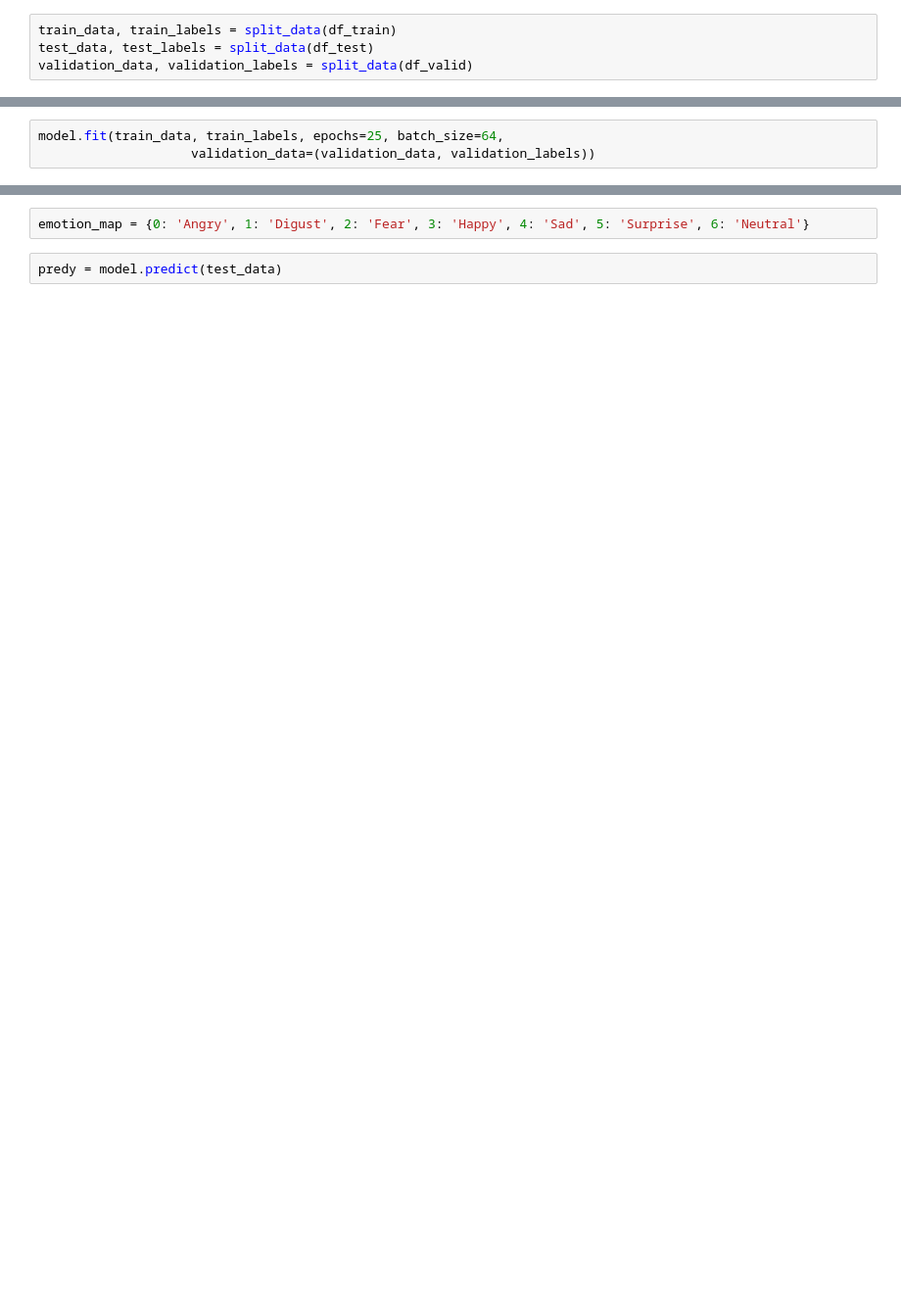
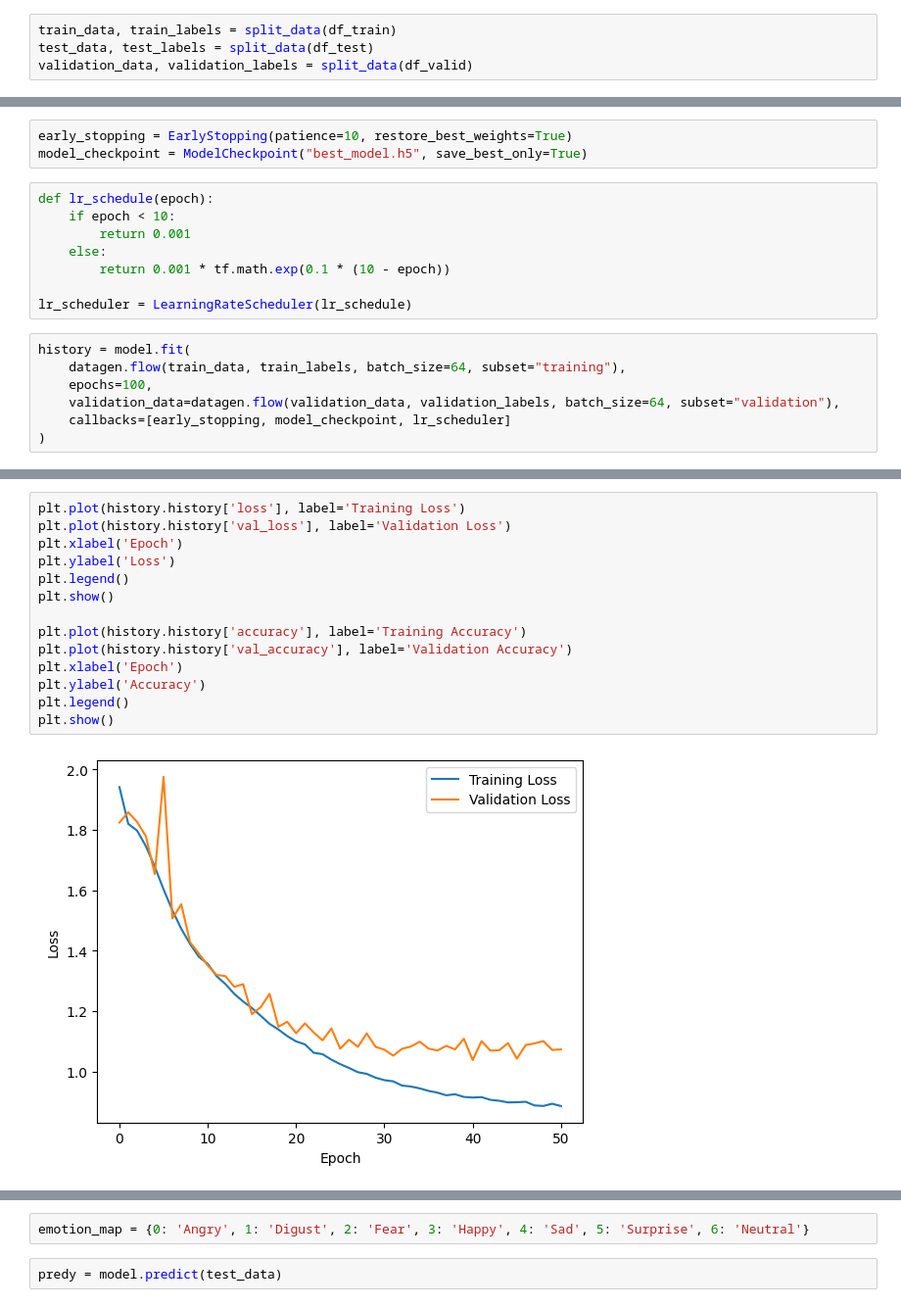
Before and after one commit to Alimv81/emotion_detection_FER2012, a Jupyter notebook: emotion_detection.ipynb, the cells around one changed output, grey strips where cells are left out. Shown at 98% size. Saved outputs shown, nothing was run; the diff lists cells and outputs as text; blank space fills up the shorter version.

```diff
--- a/emotion_detection.ipynb
+++ b/emotion_detection.ipynb
@@ -115,4 +113 @@ Non-trainable params: 2,816
 _________________________________________________________________
-# %%
-model.fit(train_data, train_labels, epochs=25, batch_size=64,
-                    validation_data=(validation_data, validation_labels))
@@ -140,0 +114,18 @@ Epoch 10/10
+# %%
+early_stopping = EarlyStopping(patience=10, restore_best_weights=True)
+model_checkpoint = ModelCheckpoint("best_model.h5", save_best_only=True)
+# %%
+def lr_schedule(epoch):
+    if epoch < 10:
+        return 0.001
+    else:
+        return 0.001 * tf.math.exp(0.1 * (10 - epoch))
+
+lr_scheduler = LearningRateScheduler(lr_schedule)
+# %%
+history = model.fit(
+    datagen.flow(train_data, train_labels, batch_size=64, subset="training"),
+    epochs=100,
+    validation_data=datagen.flow(validation_data, validation_labels, batch_size=64, subset="validation"),
+    callbacks=[early_stopping, model_checkpoint, lr_scheduler]
+)
@@ -140,0 +150,16 @@ Epoch 10/10
+# %%
+plt.plot(history.history['loss'], label='Training Loss')
+plt.plot(history.history['val_loss'], label='Validation Loss')
+plt.xlabel('Epoch')
+plt.ylabel('Loss')
+plt.legend()
+plt.show()
+
+plt.plot(history.history['accuracy'], label='Training Accuracy')
+plt.plot(history.history['val_accuracy'], label='Validation Accuracy')
+plt.xlabel('Epoch')
+plt.ylabel('Accuracy')
+plt.legend()
+plt.show()
+# %% [output]
+[figure, added]
```
Also changed, not shown: parts of 16 cells of this notebook.
